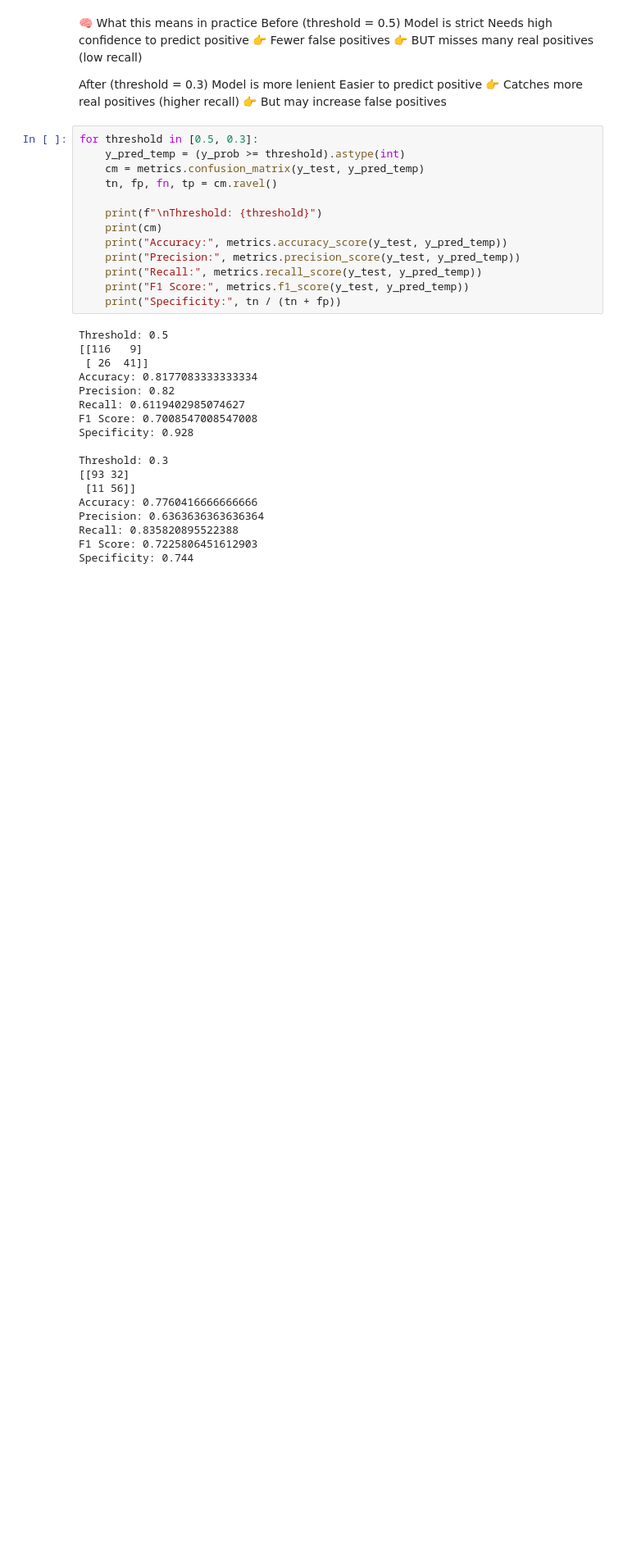
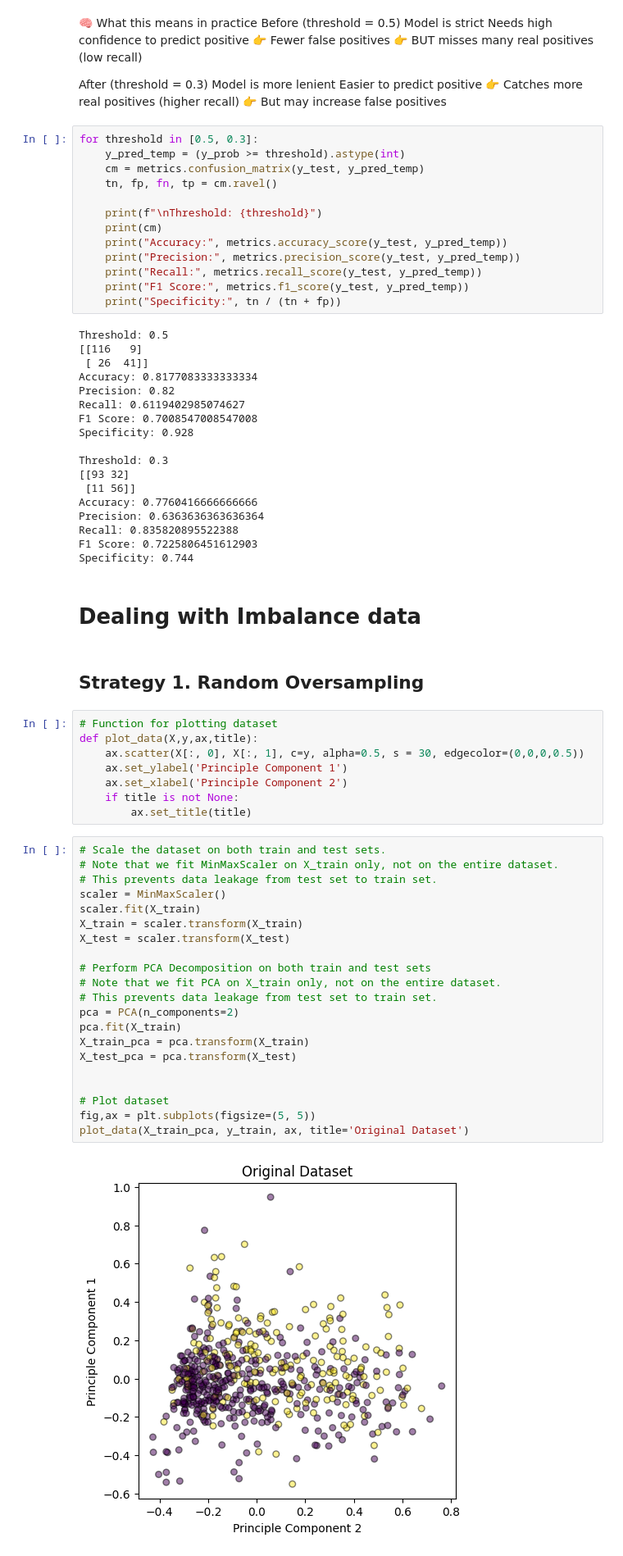
Before and after one commit to rashalismath2/ML, a Jupyter notebook: classification/Logistic regression.ipynb, the cells around one changed output. Shown at 82% size. Cells and saved outputs as stored; diff of their text form; blank space fills up the shorter version.

```diff
--- a/classification/Logistic regression.ipynb
+++ b/classification/Logistic regression.ipynb
@@ -283,3 +299,38 @@ Precision: 0.6363636363636364
 Recall: 0.835820895522388
 F1 Score: 0.7225806451612903
 Specificity: 0.744
+# %% [markdown]
+<h1>Dealing with Imbalance data</h1>
+# %% [markdown]
+<h2>Strategy 1. Random Oversampling</h2>
+# %%
+# Function for plotting dataset
+def plot_data(X,y,ax,title):
+    ax.scatter(X[:, 0], X[:, 1], c=y, alpha=0.5, s = 30, edgecolor=(0,0,0,0.5))
+    ax.set_ylabel('Principle Component 1')
+    ax.set_xlabel('Principle Component 2')
+    if title is not None:
+        ax.set_title(title)
+# %%
+# Scale the dataset on both train and test sets.
+# Note that we fit MinMaxScaler on X_train only, not on the entire dataset.
+# This prevents data leakage from test set to train set.
+scaler = MinMaxScaler()
+scaler.fit(X_train)
+X_train = scaler.transform(X_train)
+X_test = scaler.transform(X_test)
+
+# Perform PCA Decomposition on both train and test sets
+# Note that we fit PCA on X_train only, not on the entire dataset.
+# This prevents data leakage from test set to train set.
+pca = PCA(n_components=2)
+pca.fit(X_train)
+X_train_pca = pca.transform(X_train)
+X_test_pca = pca.transform(X_test)
+
+
+# Plot dataset
+fig,ax = plt.subplots(figsize=(5, 5))
+plot_data(X_train_pca, y_train, ax, title='Original Dataset')
+# %% [output]
+[figure, added]
```
Also changed, not shown: parts of 29 cells of this notebook, 1 other file.
